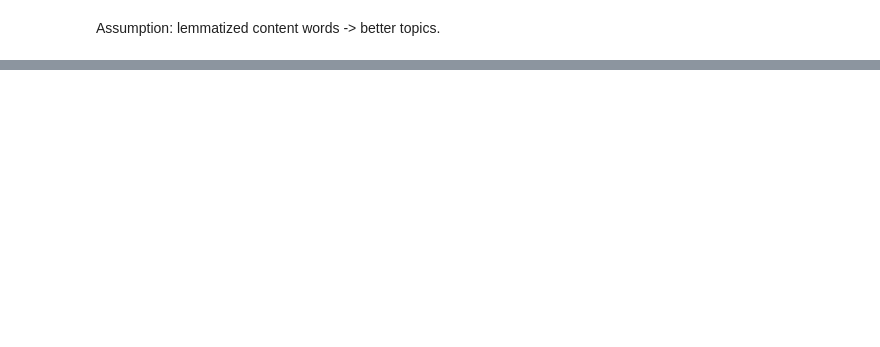
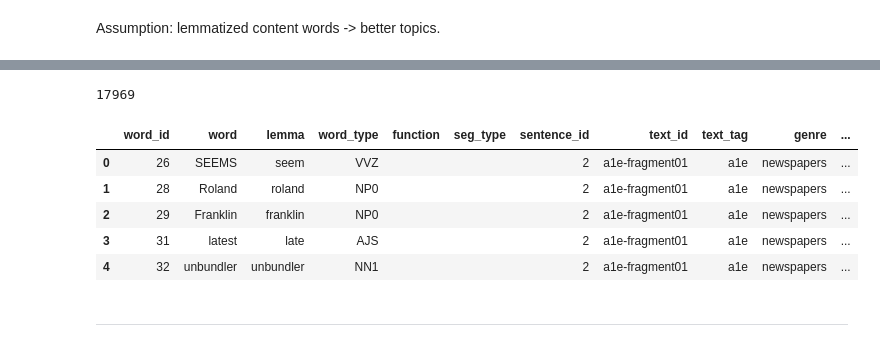
Before and after one commit to Sunflower/CPSC-488A, a Jupyter notebook: Global Topic Distribution.ipynb, the cells around one changed output, grey strips where cells are left out. Drawn from its saved outputs; the diff is of its cells as text; code cells hidden in the pictures; blank space fills up the shorter version.

```diff
--- a/Topic Modeling.ipynb
+++ b/Global Topic Distribution.ipynb
@@ -162,11 +185,0 @@ vocab = dataset[['lemma']].drop_duplicates().set_index('lemma')
-# %%
-for paragraph, group in dataset.groupby('paragraph_id'):
-    sparse_matrix = document_word_matrix(group, vocab)
-    paragraph_topic_dist = lda_model.transform(sparse_matrix)
-    t_given_w = calc_t_given_w(lda_model.components_, paragraph_topic_dist)
-    t_given_d = calc_t_given_d(paragraph_topic_dist)
-    group['GT'] = pd.Series()
-    print(len(group), len(t_given_w))
-#     for i, word_topic_dist in enumerate(t_given_w):
-#         print(cosine(word_topic_dist, t_given_d))
-    break
@@ -213,9 +212,3 @@ def calc_t_given_w(components, doc_topic_dist):
 
     t_given_w = list(zip(*((w_given_t / p_w) * p_t[:,None])))
     return t_given_w
-# %%
-t_given_w = calc_t_given_w(lda.components_, doc_topic_dist)
-document_topic_dist = calc_t_given_d(doc_topic_dist)
-
-for i, word_topic_dist in enumerate(t_given_w):
-    print(cosine(word_topic_dist, t_given_d))
@@ -239,0 +215,18 @@ for i, word_topic_dist in enumerate(t_given_w):
+# %%
+gt_feature = []
+for paragraph, group in dataset.groupby('paragraph_id'):
+    sparse_matrix = document_word_matrix(group, vocab)
+    paragraph_topic_dist = lda_model.transform(sparse_matrix)
+
+    t_given_w = calc_t_given_w(lda_model.components_, paragraph_topic_dist)
+    t_given_d = calc_t_given_d(paragraph_topic_dist)
+    for word in group.itertuples():
+        cos_sim = cosine(
+            t_given_w[vocab.index.get_loc(
+                word.lemma)],
+            t_given_d
+        )
+#         dataset.at[dataset['word_id']==word.word_id, 'GT'] = cos_sim
+        gt_feature.append([word.word_id, cos_sim])
+
+    print('Calculating for paragraph {}'.format(paragraph))
@@ -239,0 +319,4 @@ for i, word_topic_dist in enumerate(t_given_w):
+# %%
+gt_feature = pd.DataFrame(gt_feature, columns=['word_id', 'GT'])
+display(len(gt_feature))
+gt_feature.head()
@@ -239,0 +331,12 @@ for i, word_topic_dist in enumerate(t_given_w):
+# %%
+temp = dataset.merge(gt_feature, left_on='word_id', right_on='word_id')
+display(len(temp))
+temp.head()
+# %% [output]
+17969
+|  | word_id | word | lemma | word_type | function | seg_type | sentence_id | text_id | text_tag | genre | ... |
+| 0 | 26 | SEEMS | seem | VVZ |  |  | 2 | a1e-fragment01 | a1e | newspapers | ... |
+| 1 | 28 | Roland | roland | NP0 |  |  | 2 | a1e-fragment01 | a1e | newspapers | ... |
+| 2 | 29 | Franklin | franklin | NP0 |  |  | 2 | a1e-fragment01 | a1e | newspapers | ... |
+| 3 | 31 | latest | late | AJS |  |  | 2 | a1e-fragment01 | a1e | newspapers | ... |
+| 4 | 32 | unbundler | unbundler | NN1 |  |  | 2 | a1e-fragment01 | a1e | newspapers | ... |
@@ -239,0 +345,2 @@ for i, word_topic_dist in enumerate(t_given_w):
+# %% [markdown]
+-----------
```
Also changed, not shown: parts of 20 cells of this notebook, 3 other files.
